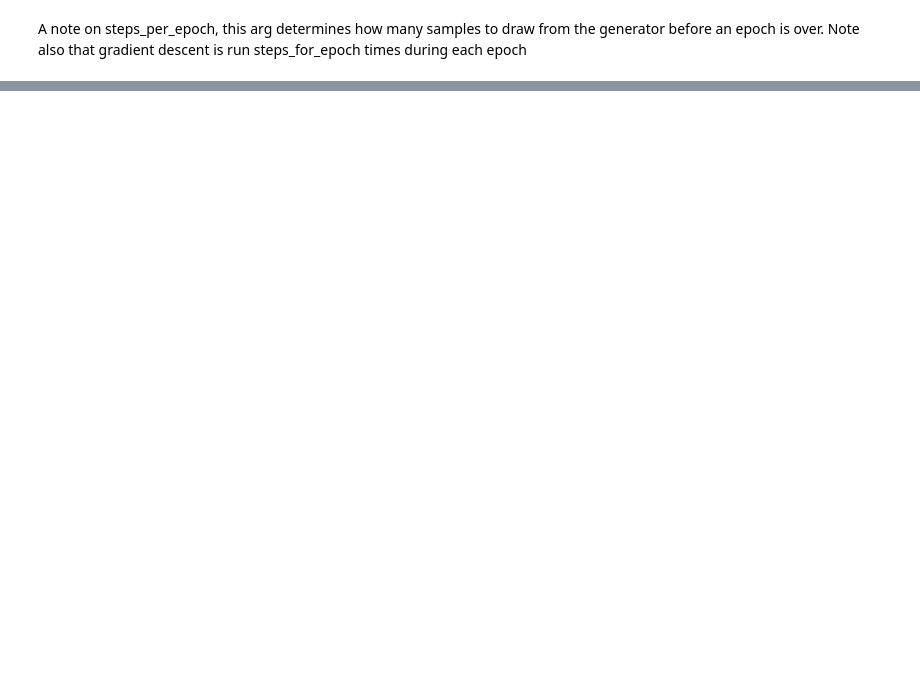
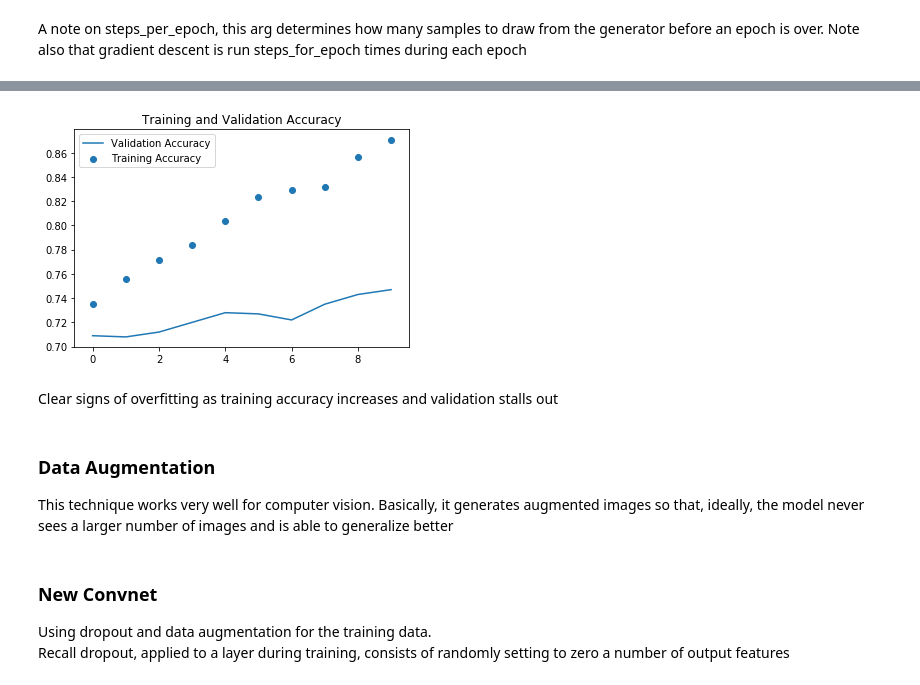
Before and after one commit to UncleGedd/DeepLearningWithPython, a Jupyter notebook: ch5/Convolutional NN - DogsCats.ipynb, the cells around one changed output, grey strips where cells are left out. Drawn from its saved outputs; the diff is of its cells as text; code cells hidden in the pictures; blank space fills up the shorter version.

```diff
--- a/ch5/Convolutional NN - DogsCats.ipynb
+++ b/ch5/Convolutional NN - DogsCats.ipynb
@@ -99,0 +111,13 @@ A note on steps_per_epoch, this arg determines how many samples to draw from the
+# %%
+plt.plot(range(10), hist['val_acc'], label='Validation Accuracy')
+plt.scatter(range(10), hist['acc'], label='Training Accuracy')
+plt.title('Training and Validation Accuracy')
+plt.legend()
+plt.show()
+# %% [output]
+[figure, added]
+# %% [markdown]
+Clear signs of overfitting as training accuracy increases and validation stalls out
+# %% [markdown]
+### Data Augmentation
+This technique works very well for computer vision. Basically, it generates augmented images so that, ideally, the model never sees a larger number of images and is able to generalize better
@@ -99,0 +135,4 @@ A note on steps_per_epoch, this arg determines how many samples to draw from the
+# %% [markdown]
+### New Convnet
+Using dropout and data augmentation for the training data.
+Recall dropout, applied to a layer during training, consists of randomly setting to zero a number of output features
```
Also changed, not shown: parts of 29 cells of this notebook, 2 other files.
